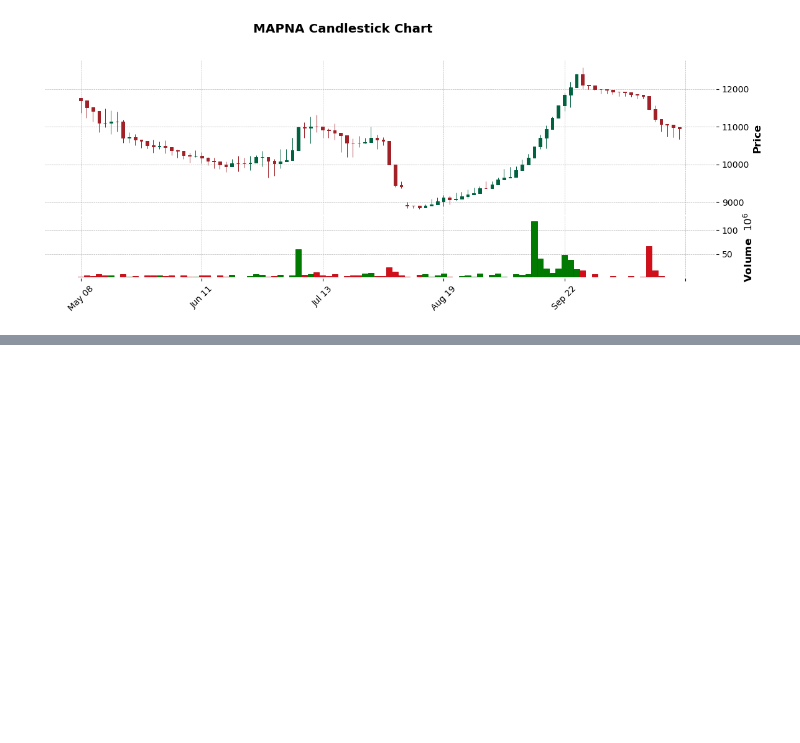
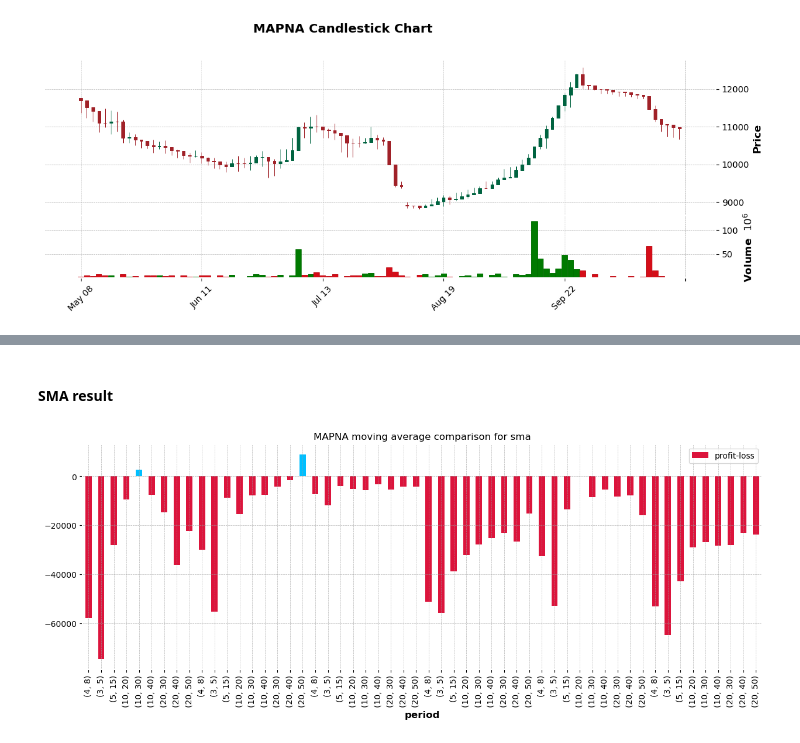
Before and after one commit to ParsaMohammadpour/backtest-linearRegression, a Jupyter notebook: sample.ipynb, the cells around one changed output, grey strips where cells are left out. Saved outputs shown, nothing was run; the diff lists cells and outputs as text; code cells hidden in the pictures; blank space fills up the shorter version.

```diff
--- a/sample.ipynb
+++ b/sample.ipynb
@@ -95,0 +95,6 @@ simulator.best_stock_ma_comparison(SAMPLE_STOCK_NAME, figsize=(15, 7))
+# %% [markdown]
+#### SMA result
+# %%
+simulator.stock_ma_compare_plot(SAMPLE_STOCK_NAME, sma=True)
+# %% [output]
+[figure, added]
```
Also changed, not shown: parts of 14 cells of this notebook, 2 other files.
